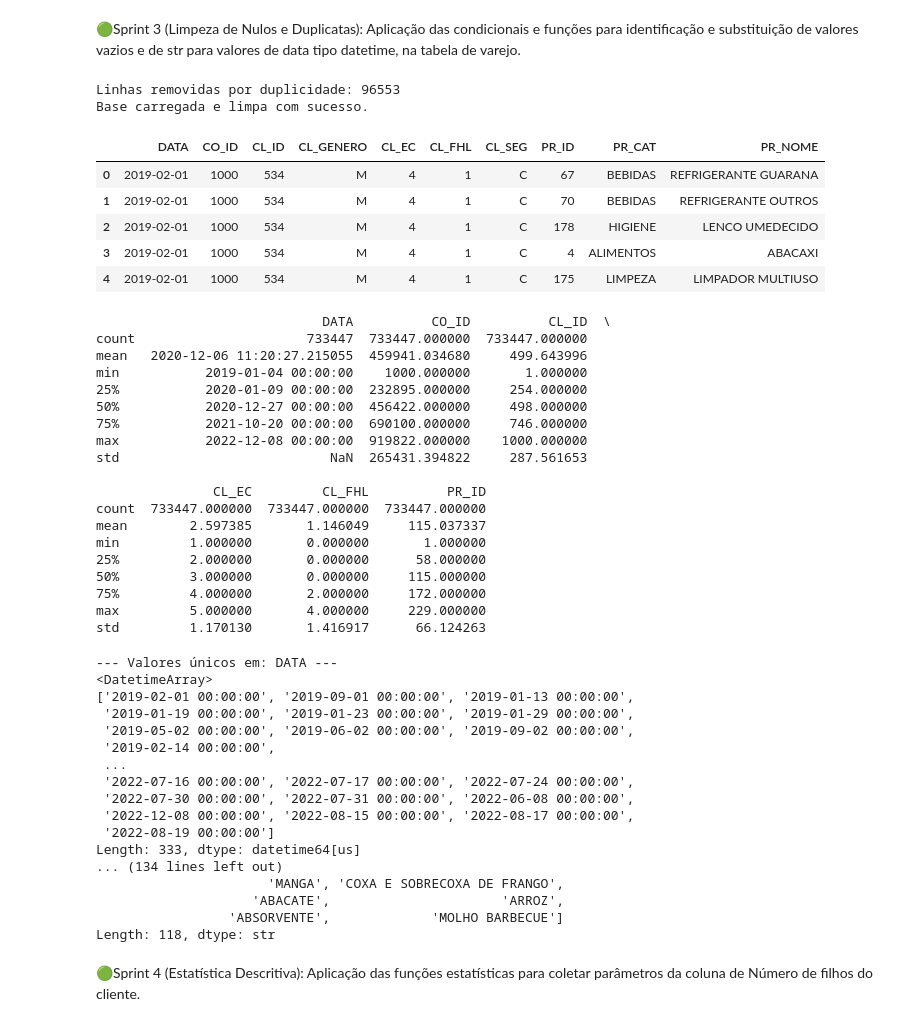
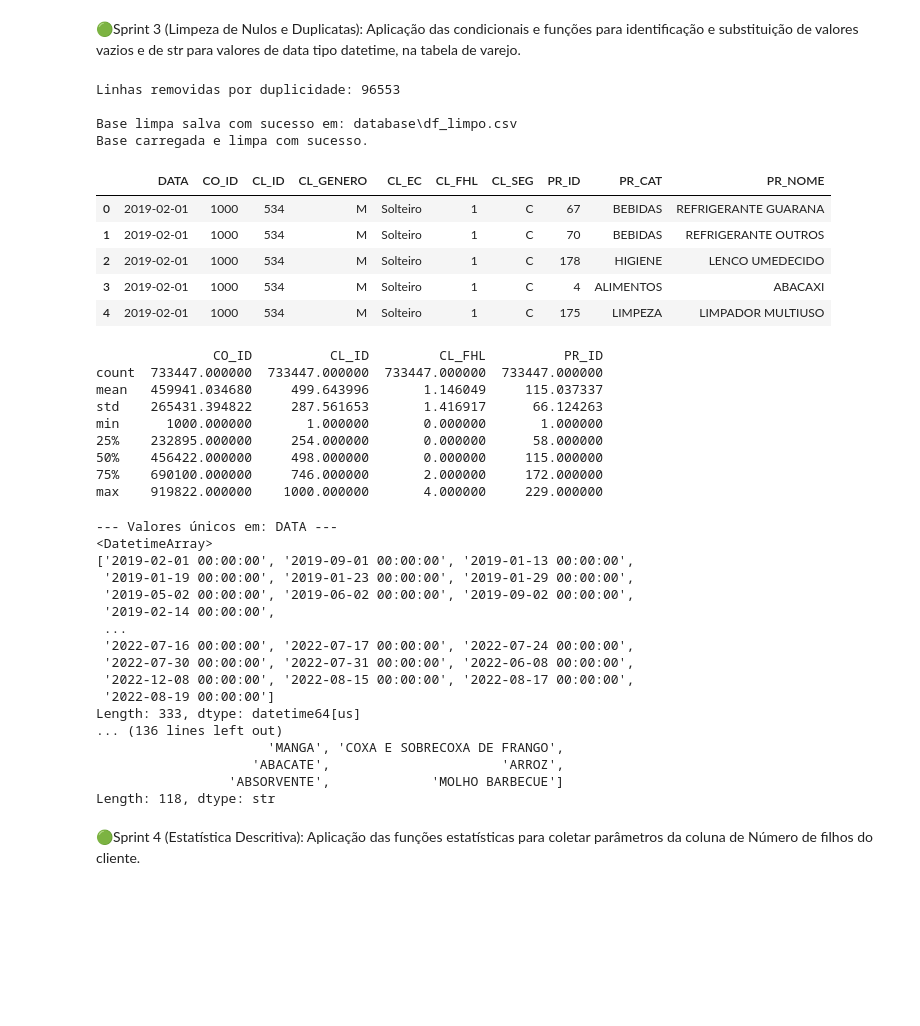
Before and after one commit to danielregis81/Miniprojeto_DanielRegis_T2, a Jupyter notebook: Miniprojeto_Varejo_AED.ipynb, the cells around one changed output. Saved outputs shown, nothing was run; the diff lists cells and outputs as text; code cells hidden in the pictures; blank space fills up the shorter version.

```diff
--- a/Miniprojeto_Varejo_AED.ipynb
+++ b/Miniprojeto_Varejo_AED.ipynb
@@ -63,54 +63,65 @@ None
 # %%
 # Tirando as colunas vazias que vieram sobrando
 df_base_varejo = df_base_varejo.dropna(axis=1, how='all')
 
 # Ajustando a data e tratando aquele #N/D na categoria
 df_base_varejo['DATA'] = pd.to_datetime(df_base_varejo['DATA'], format='%d/%m/%Y', errors='coerce')
 df_base_varejo['PR_CAT'] = df_base_varejo['PR_CAT'].apply(lambda x: "Sem Categoria" if x == '#N/D' else x)
 
+# Renomeando códigos de estado civil para palavras
+ec_map = {
+    '1': 'Casado ou união estável',
+    '2': 'Divorciado',
+    '3': 'Separado',
+    '4': 'Solteiro',
+    '5': 'Viúvo'
+}
+df_base_varejo['CL_EC'] = df_base_varejo['CL_EC'].astype(str).map(ec_map).fillna(df_base_varejo['CL_EC'])
+
 # Tirar duplicadas e salvar
 antes = df_base_varejo.shape[0]
 df_base_varejo = df_base_varejo.drop_duplicates()
 depois = df_base_varejo.shape[0]
 print(f"Linhas removidas por duplicidade: {antes - depois}")
 
+# Salvando o arquivo limpo (df_limpo.csv)
+caminho_saida = os.path.join('database', 'df_limpo.csv')
+df_base_varejo.to_csv(caminho_saida, index=False, sep=';', encoding='utf-8')
+
+print(f"\nBase limpa salva com sucesso em: {caminho_saida}")
+
 print("Base carregada e limpa com sucesso.")
 df_base_varejo.head()
 # %% [output]
 Linhas removidas por duplicidade: 96553
+
+Base limpa salva com sucesso em: database\df_limpo.csv
 Base carregada e limpa com sucesso.
 |  | DATA | CO_ID | CL_ID | CL_GENERO | CL_EC | CL_FHL | CL_SEG | PR_ID | PR_CAT | PR_NOME |
-| 0 | 2019-02-01 | 1000 | 534 | M | 4 | 1 | C | 67 | BEBIDAS | REFRIGERANTE GUARANA |
-| 1 | 2019-02-01 | 1000 | 534 | M | 4 | 1 | C | 70 | BEBIDAS | REFRIGERANTE OUTROS |
-| 2 | 2019-02-01 | 1000 | 534 | M | 4 | 1 | C | 178 | HIGIENE | LENCO UMEDECIDO |
-| 3 | 2019-02-01 | 1000 | 534 | M | 4 | 1 | C | 4 | ALIMENTOS | ABACAXI |
-| 4 | 2019-02-01 | 1000 | 534 | M | 4 | 1 | C | 175 | LIMPEZA | LIMPADOR MULTIUSO |
+| 0 | 2019-02-01 | 1000 | 534 | M | Solteiro | 1 | C | 67 | BEBIDAS | REFRIGERANTE GUARANA |
+| 1 | 2019-02-01 | 1000 | 534 | M | Solteiro | 1 | C | 70 | BEBIDAS | REFRIGERANTE OUTROS |
+| 2 | 2019-02-01 | 1000 | 534 | M | Solteiro | 1 | C | 178 | HIGIENE | LENCO UMEDECIDO |
+| 3 | 2019-02-01 | 1000 | 534 | M | Solteiro | 1 | C | 4 | ALIMENTOS | ABACAXI |
+| 4 | 2019-02-01 | 1000 | 534 | M | Solteiro | 1 | C | 175 | LIMPEZA | LIMPADOR MULTIUSO |
 # %%
-print(df_base_varejo.describe())
+caminho_arquivo = os.path.join('database', 'df_limpo.csv')
+df_limpo = pd.read_csv(caminho_arquivo, sep=';')
+df = df_limpo
+print(df.describe())
 # %% [output]
-                             DATA          CO_ID          CL_ID  \
-count                      733447  733447.000000  733447.000000
-mean   2020-12-06 11:20:27.215055  459941.034680     499.643996
-min           2019-01-04 00:00:00    1000.000000       1.000000
-25%           2020-01-09 00:00:00  232895.000000     254.000000
-50%           2020-12-27 00:00:00  456422.000000     498.000000
-75%           2021-10-20 00:00:00  690100.000000     746.000000
-max           2022-12-08 00:00:00  919822.000000    1000.000000
-std                           NaN  265431.394822     287.561653
-
-               CL_EC         CL_FHL          PR_ID
-count  733447.000000  733447.000000  733447.000000
-mean        2.597385       1.146049     115.037337
-min         1.000000       0.000000       1.000000
-25%         2.000000       0.000000      58.000000
-50%         3.000000       0.000000     115.000000
-75%         4.000000       2.000000     172.000000
-max         5.000000       4.000000     229.000000
-std         1.170130       1.416917      66.124263
+               CO_ID          CL_ID         CL_FHL          PR_ID
+count  733447.000000  733447.000000  733447.000000  733447.000000
+mean   459941.034680     499.643996       1.146049     115.037337
+std    265431.394822     287.561653       1.416917      66.124263
+min      1000.000000       1.000000       0.000000       1.000000
+25%    232895.000000     254.000000       0.000000      58.000000
+50%    456422.000000     498.000000       0.000000     115.000000
+75%    690100.000000     746.000000       2.000000     172.000000
+max    919822.000000    1000.000000       4.000000     229.000000
 # %%
 # avaliando os resultados dos valores únicos de cada coluna para limpeza
 # de texto e tratamento de dados faltantes
-for coluna in df_base_varejo.columns:
+for coluna in df_limpo.columns:
     print(f"--- Valores únicos em: {coluna} ---")
     print(df_base_varejo[coluna].unique())
     print("\n")
@@ -127,7 +138,7 @@ for coluna in df_base_varejo.columns:
  '2022-12-08 00:00:00', '2022-08-15 00:00:00', '2022-08-17 00:00:00',
  '2022-08-19 00:00:00']
 Length: 333, dtype: datetime64[us]
-... (134 lines left out)
+... (136 lines left out)
                       'MANGA', 'COXA E SOBRECOXA DE FRANGO',
                     'ABACATE',                      'ARROZ',
                  'ABSORVENTE',             'MOLHO BARBECUE']
```
Also changed, not shown: parts of 5 cells of this notebook, 1 other file.
